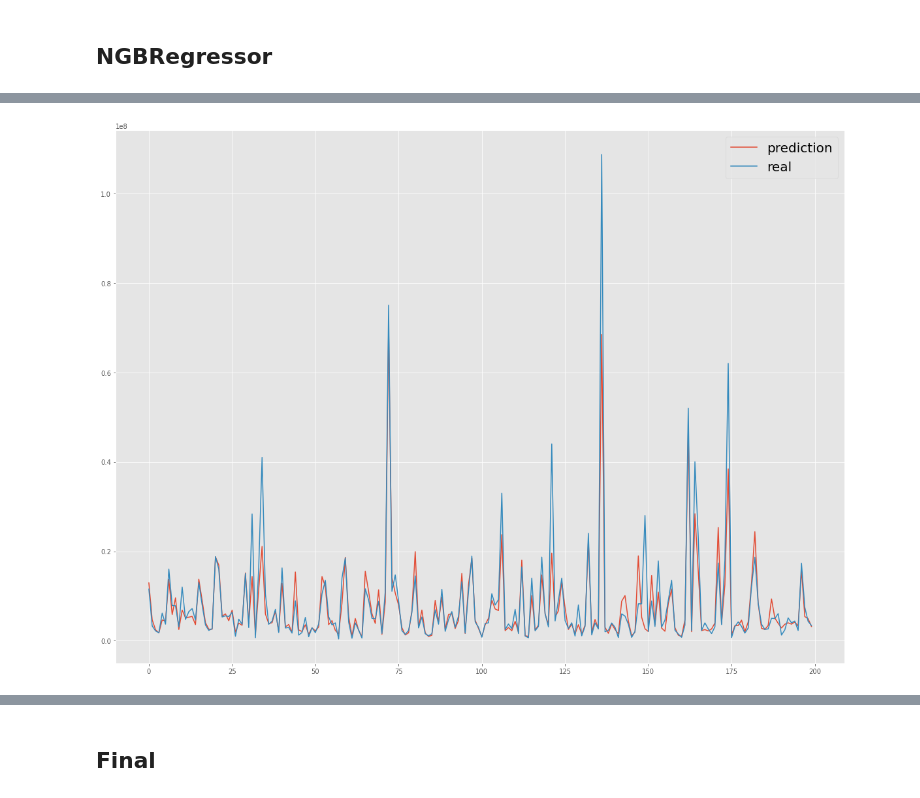
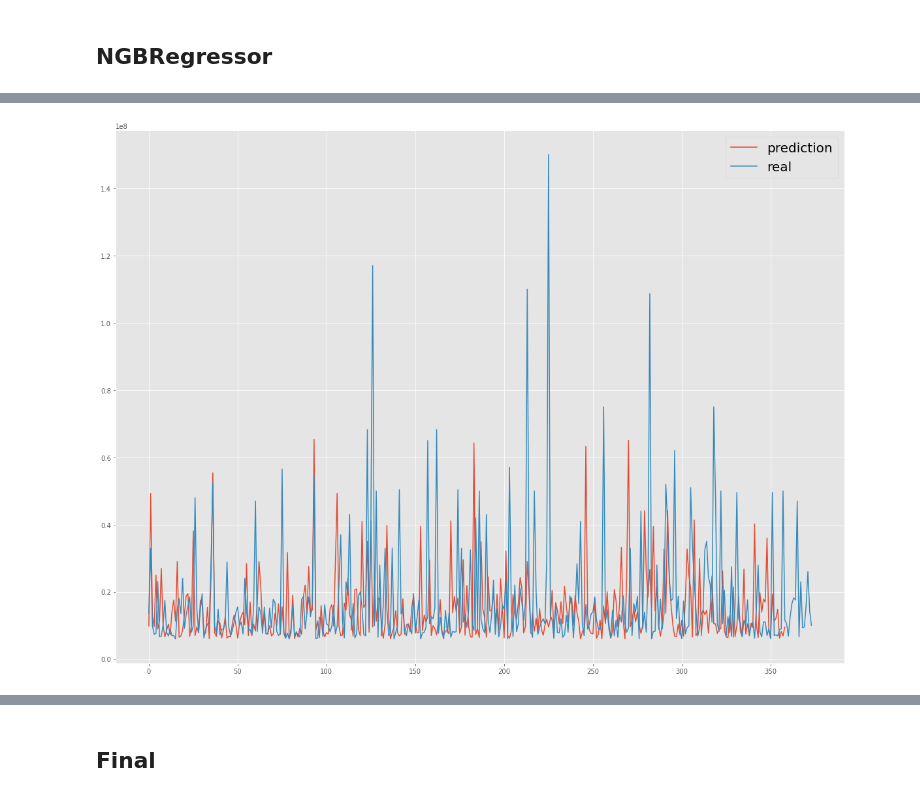
Before and after one commit to mg4432/Dacon-practice, a Jupyter notebook: Secondhand-Car-Price_Prediction/Secondhand-Car_Price_Prediction-Model.ipynb, the cells around one changed output, grey strips where cells are left out. Cells and saved outputs as stored; diff of their text form; code cells hidden in the pictures.

```diff
--- a/Secondhand-Car-Price_Prediction/Secondhand-Car_Price_Prediction-Model.ipynb
+++ b/Secondhand-Car-Price_Prediction/Secondhand-Car_Price_Prediction-Model.ipynb
@@ -536,7 +533,7 @@ for idx, (train_idx, valid_idx) in enumerate(folds.split(X, y)) :
     X_valid, y_valid = X[valid_idx], y[valid_idx]
 
     # RF training
-    ngb_model = NGBRegressor(random_state = 42, n_estimators = 1000)
+    ngb_model = NGBRegressor(random_state = 42, n_estimators = 700)
     ngb_model.fit(X_train, y_train)
 
     # OOF prediction using test data
@@ -581,14 +567,3 @@ plt.show()
-# %%
-import matplotlib.pyplot as plt
-
-plt.style.use('ggplot')
-plt.figure(figsize=(20, 15))
-plt.plot(np.exp(oof_val_preds)[600:800], label = 'prediction')
-plt.plot(np.exp(y)[600:800], label = 'real')
-plt.legend(fontsize = 20)
-plt.show()
-# %% [output]
-[figure, removed]
 # %%
 ngb_valid_preds = oof_val_preds
 ngb_preds = oof_test_preds
@@ -597,3 +570,14 @@ ens = np.exp((rf_valid_preds+ridge_valid_preds+xgb_valid_preds+lgb_valid_preds+g
+# %%
+import matplotlib.pyplot as plt
+
+plt.style.use('ggplot')
+plt.figure(figsize=(20, 15))
+plt.plot(np.exp(oof_val_preds[np.exp(oof_val_preds)>6000000]), label = 'prediction')
+plt.plot(np.exp(y[np.exp(y)>6000000]), label = 'real')
+plt.legend(fontsize = 20)
+plt.show()
+# %% [output]
+[figure, added]
 # %%
 import matplotlib.pyplot as plt
 
```
Also changed, not shown: parts of 34 cells of this notebook.
